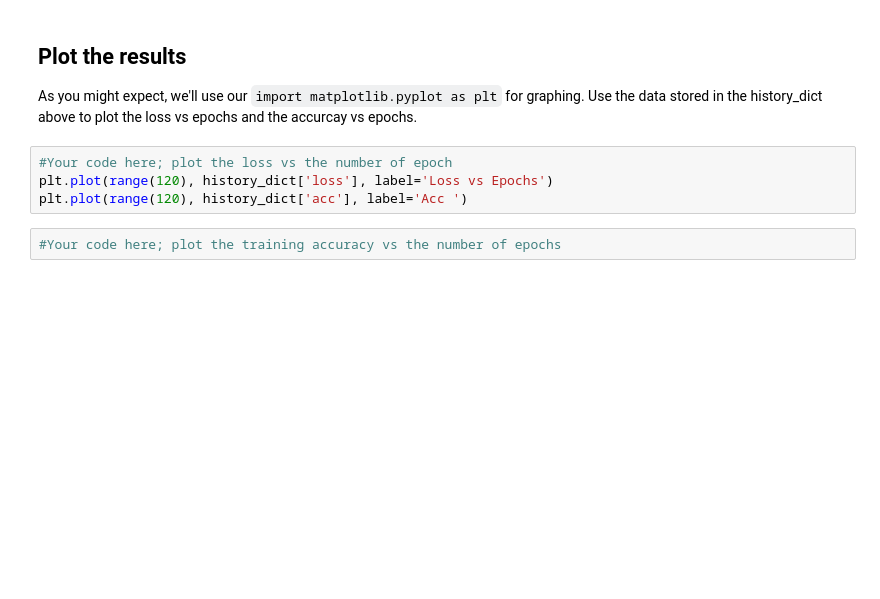
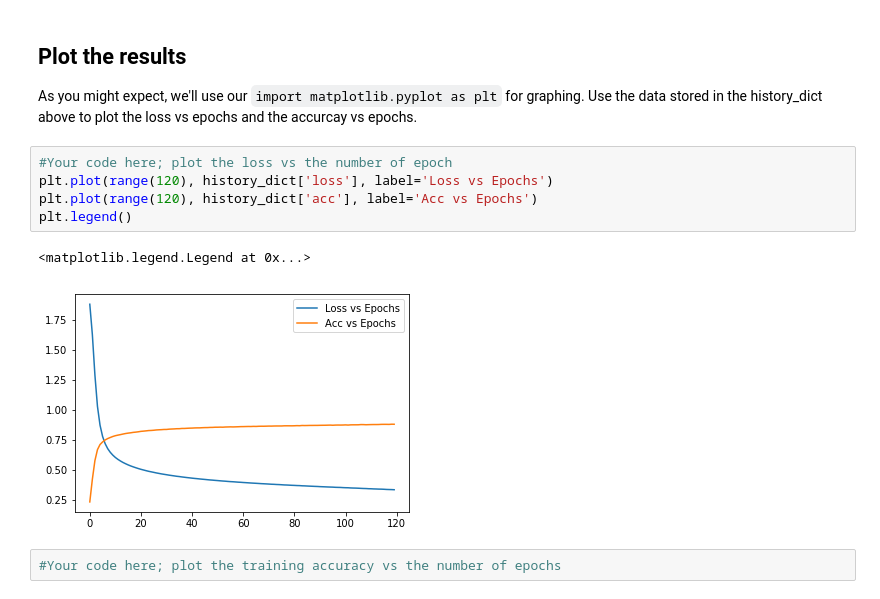
Before and after one commit to worldyne/dsc-04-41-05-keras-lab-seattle-ds-career-040119, a Jupyter notebook: index.ipynb, the cells around one changed output. Saved outputs shown, nothing was run; the diff lists cells and outputs as text; blank space fills up the shorter version.

```diff
--- a/index.ipynb
+++ b/index.ipynb
@@ -272,7 +272,11 @@
 # %%
 #Your code here; plot the loss vs the number of epoch
 plt.plot(range(120), history_dict['loss'], label='Loss vs Epochs')
-plt.plot(range(120), history_dict['acc'], label='Acc ')
+plt.plot(range(120), history_dict['acc'], label='Acc vs Epochs')
+plt.legend()
+# %% [output]
+<matplotlib.legend.Legend at 0x...>
+[figure, added]
 # %%
 #Your code here; plot the training accuracy vs the number of epochs
 # %% [markdown]
```
